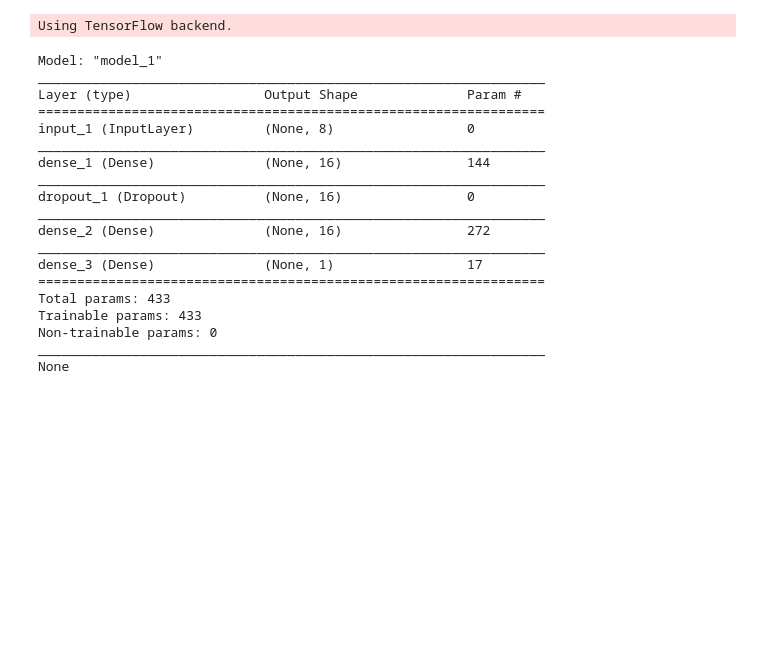
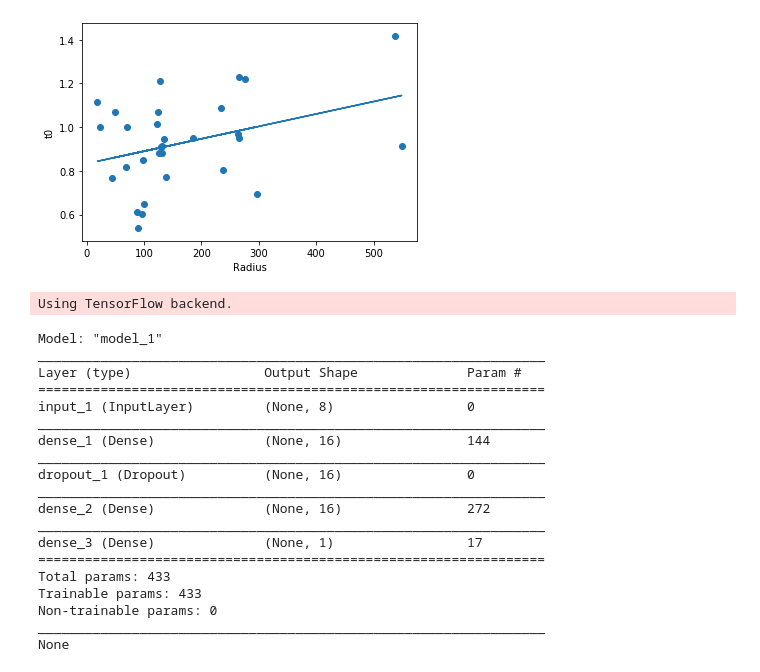
Before and after one commit to andyPhysics/CosmicRay, a Jupyter notebook: ipython_curvature/Curvature_NN.ipynb, the cells around one changed output. Saved outputs shown, nothing was run; the diff lists cells and outputs as text; code cells hidden in the pictures; blank space fills up the shorter version.

```diff
--- a/ipython_curvature/Curvature_NN.ipynb
+++ b/ipython_curvature/Curvature_NN.ipynb
@@ -16,7 +16,7 @@ from sklearn.metrics import confusion_matrix
 from sklearn.model_selection import StratifiedKFold
 from sklearn.preprocessing import scale
 # %%
-file = uproot.open('/home/andy/12360.root')
-file2 = uproot.open('/home/andy/12362.root')
+file = uproot.open('/home/andy/12360_0.root')
+file2 = uproot.open('/home/andy/12362_0.root')
 log_normal = np.load('log_normal.npz',allow_pickle=True,encoding='latin1')['arr_0'].item()
 # %%
@@ -111,6 +111,21 @@ hlc_charge2 = [np.sum(i[np.isnan(i)==False]) for i in hlc_charge2]
 
 Qtot1 = [i+j for i,j in zip(slc_charge1,hlc_charge1)]
 Qtot2 = [i+j for i,j in zip(slc_charge2,hlc_charge2)]
+
+t0_1 = file['t0']['item'].array()
+t0_2 = file2['t0']['item'].array()
+
+sigmat0_1 = file['sigma_t0']['item'].array()
+sigmat0_2 = file2['sigma_t0']['item'].array()
+
+radius1 = file['All_radius']['item'].array()
+radius2 = file2['All_radius']['item'].array()
+
+m1 = file['m']['item'].array()
+m2 = file2['m']['item'].array()
+
+s1 = file['s']['item'].array()
+s2 = file['s']['item'].array()
 # %%
 A = np.append(A1,A2)
 D = np.append(D1,D2)
@@ -164,3 +179,7 @@ values = [mass[in_ice_cuts==False],
             hlc_charge[in_ice_cuts==False],
             qtot[in_ice_cuts==False]
             ]
+# %%
+def line_fit(x,A,B):
+    y = A*x + B
+    return y
@@ -167,3 +188,17 @@ values = [mass[in_ice_cuts==False],
+# %%
+event = 200
+check = (sigmat0_1[event]<100)&(sigmat0_1[event]>0)
+
+fit = curve_fit(line_fit,radius1[event][check],s1[event][check])
+output = line_fit(radius1[event][check],fit[0][0],fit[0][1])
+
+plt.scatter(radius1[event][check],s1[event][check])
+plt.plot(radius1[event][check],output)
+plt.xlabel('Radius')
+plt.ylabel('t0')
+plt.show()
+# %% [output]
+[figure, added]
 # %%
 import random
 from sklearn.model_selection import train_test_split
```
Also changed, not shown: parts of 2 cells of this notebook, 4 other files.
